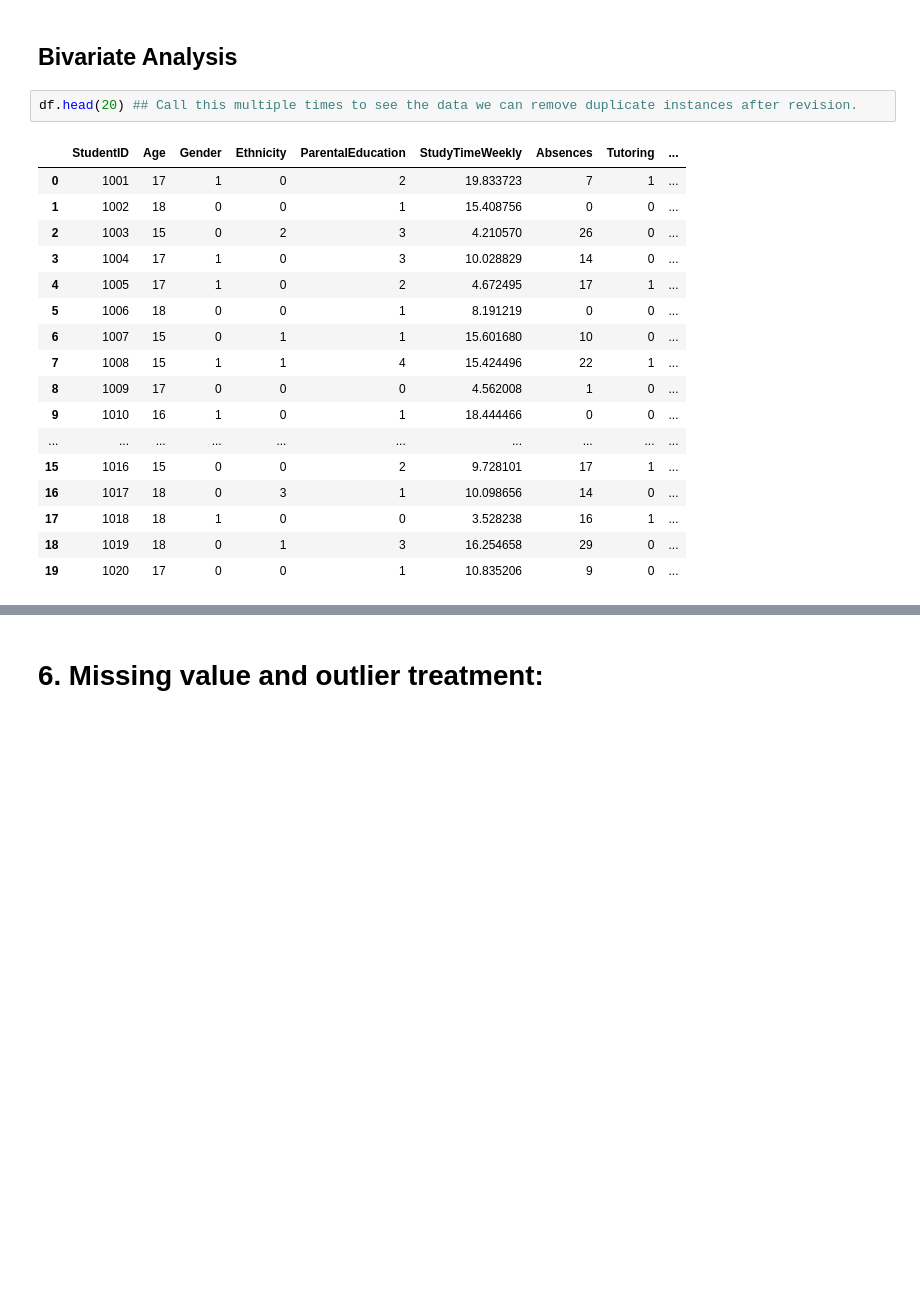
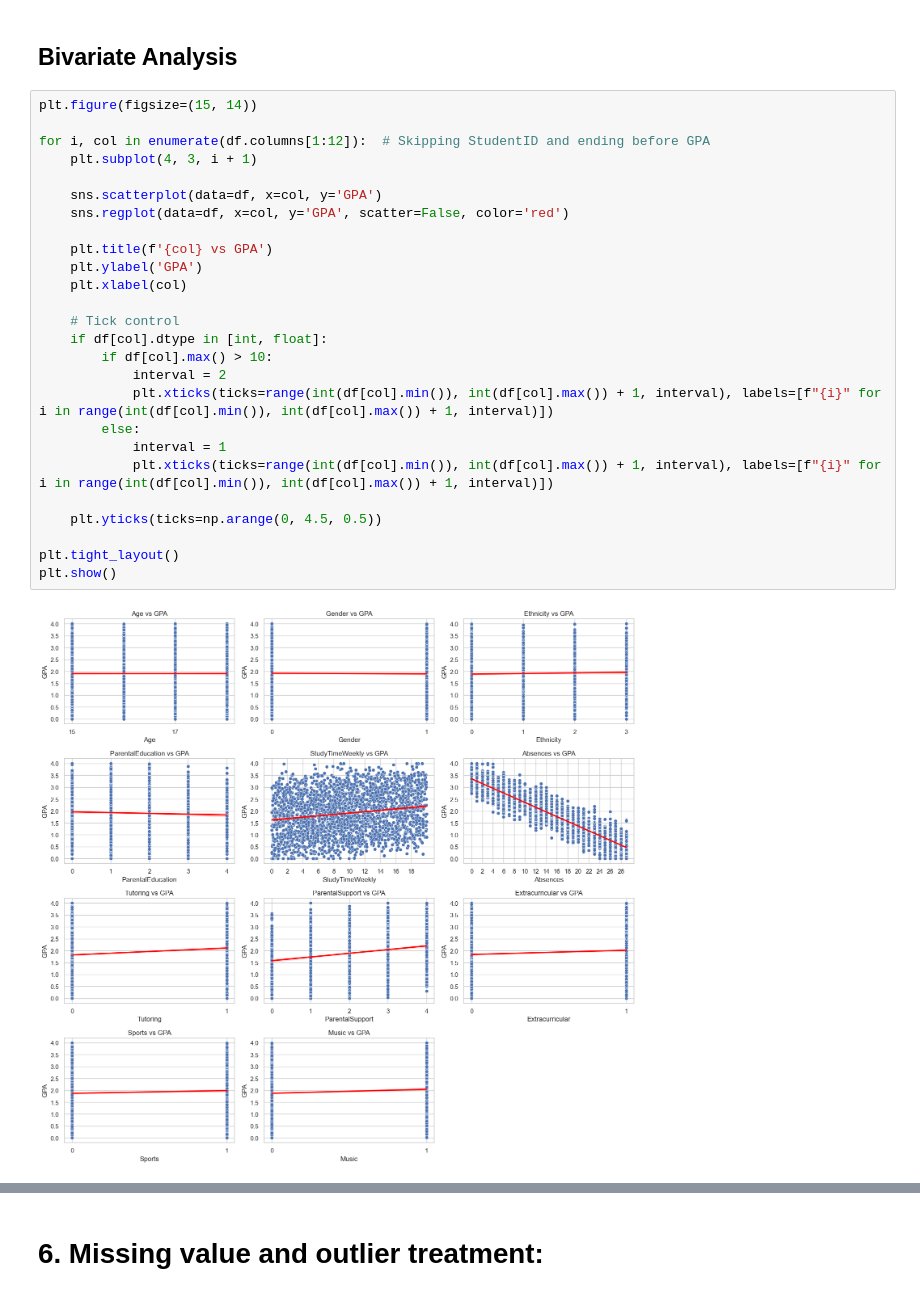
Before and after one commit to CantCode29/MLG382ProjectFolder, a Jupyter notebook: notebooks/BrightAcademyGradeAnalysisAndPredictionNoteBook.ipynb, the cells around one changed output, grey strips where cells are left out. Saved outputs shown, nothing was run; the diff lists cells and outputs as text; blank space fills up the shorter version.

```diff
--- a/notebooks/BrightAcademyGradeAnalysisAndPredictionNoteBook.ipynb
+++ b/notebooks/BrightAcademyGradeAnalysisAndPredictionNoteBook.ipynb
@@ -269,25 +270,33 @@ Text(0.5, 1.0, 'Pie chart showing Gender Distribution')
 # %% [markdown]
 ## Bivariate Analysis
-# %%
-df.head(20) ## Call this multiple times to see the data we can remove duplicate instances after revision.
-# %% [output]
-|  | StudentID | Age | Gender | Ethnicity | ParentalEducation | StudyTimeWeekly | Absences | Tutoring | ... |
-| 0 | 1001 | 17 | 1 | 0 | 2 | 19.833723 | 7 | 1 | ... |
-| 1 | 1002 | 18 | 0 | 0 | 1 | 15.408756 | 0 | 0 | ... |
-| 2 | 1003 | 15 | 0 | 2 | 3 | 4.210570 | 26 | 0 | ... |
-| 3 | 1004 | 17 | 1 | 0 | 3 | 10.028829 | 14 | 0 | ... |
-| 4 | 1005 | 17 | 1 | 0 | 2 | 4.672495 | 17 | 1 | ... |
-| 5 | 1006 | 18 | 0 | 0 | 1 | 8.191219 | 0 | 0 | ... |
-| 6 | 1007 | 15 | 0 | 1 | 1 | 15.601680 | 10 | 0 | ... |
-| 7 | 1008 | 15 | 1 | 1 | 4 | 15.424496 | 22 | 1 | ... |
-| 8 | 1009 | 17 | 0 | 0 | 0 | 4.562008 | 1 | 0 | ... |
-| 9 | 1010 | 16 | 1 | 0 | 1 | 18.444466 | 0 | 0 | ... |
-| ... | ... | ... | ... | ... | ... | ... | ... | ... | ... |
-| 15 | 1016 | 15 | 0 | 0 | 2 | 9.728101 | 17 | 1 | ... |
-| 16 | 1017 | 18 | 0 | 3 | 1 | 10.098656 | 14 | 0 | ... |
-| 17 | 1018 | 18 | 1 | 0 | 0 | 3.528238 | 16 | 1 | ... |
-| 18 | 1019 | 18 | 0 | 1 | 3 | 16.254658 | 29 | 0 | ... |
-| 19 | 1020 | 17 | 0 | 0 | 1 | 10.835206 | 9 | 0 | ... |
+# %%
+plt.figure(figsize=(15, 14))
+
+for i, col in enumerate(df.columns[1:12]):  # Skipping StudentID and ending before GPA
+    plt.subplot(4, 3, i + 1)
+
+    sns.scatterplot(data=df, x=col, y='GPA')
+    sns.regplot(data=df, x=col, y='GPA', scatter=False, color='red')
+
+    plt.title(f'{col} vs GPA')
+    plt.ylabel('GPA')
+    plt.xlabel(col)
+
+    # Tick control
+    if df[col].dtype in [int, float]:
+        if df[col].max() > 10:
+            interval = 2
+            plt.xticks(ticks=range(int(df[col].min()), int(df[col].max()) + 1, interval), labels=[f"{i}" for i in range(int(df[col].min()), int(df[col].max()) + 1, interval)])
+        else:
+            interval = 1
+            plt.xticks(ticks=range(int(df[col].min()), int(df[col].max()) + 1, interval), labels=[f"{i}" for i in range(int(df[col].min()), int(df[col].max()) + 1, interval)])
+
+    plt.yticks(ticks=np.arange(0, 4.5, 0.5))
+
+plt.tight_layout()
+plt.show()
+# %% [output]
+[figure, added]
 # %%
 sns.barplot(data=df,x='Tutoring',y='ParentalEducation')
 plt.title('Bar char showing the relationship between parental education and tutoring')
```
Also changed, not shown: parts of 20 cells of this notebook.
